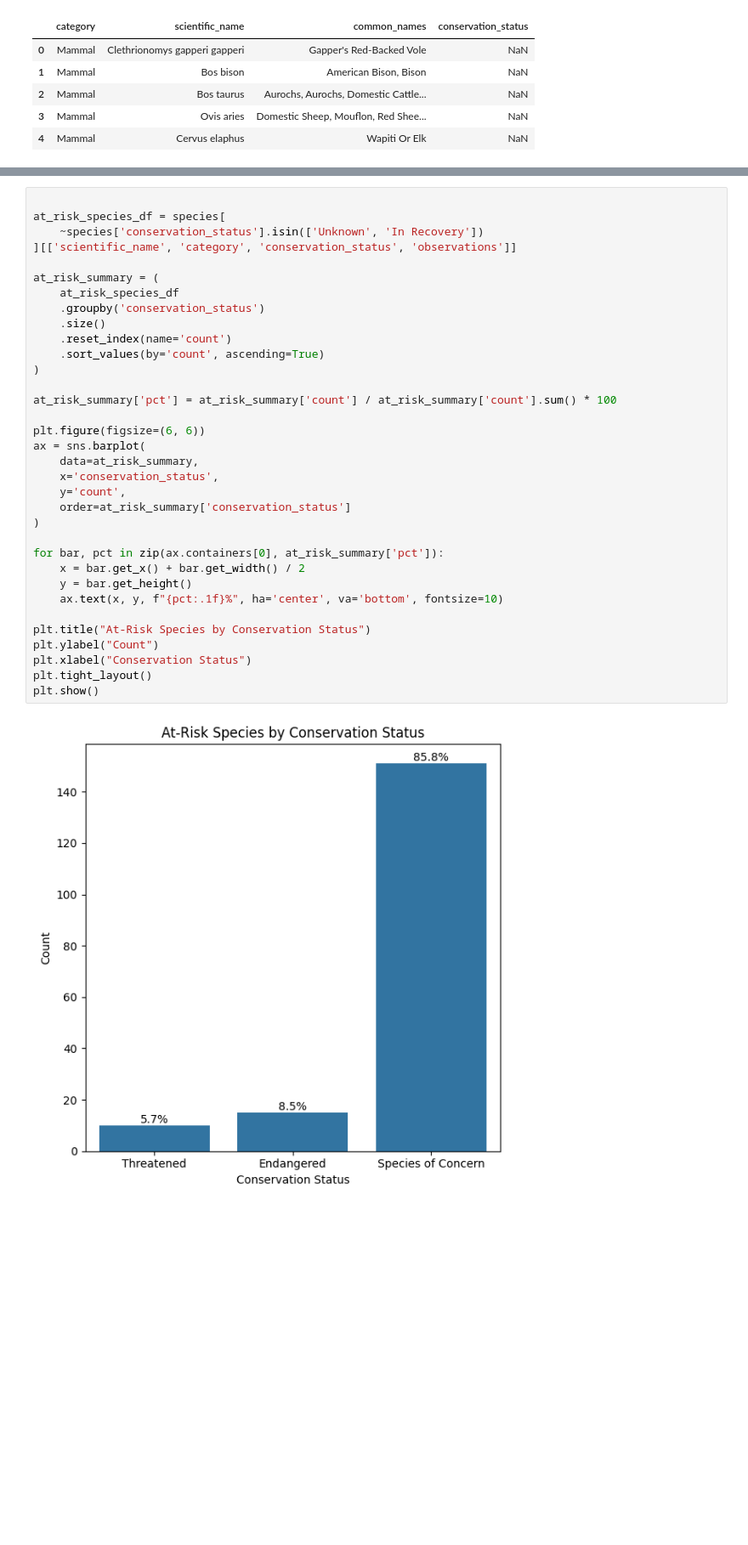
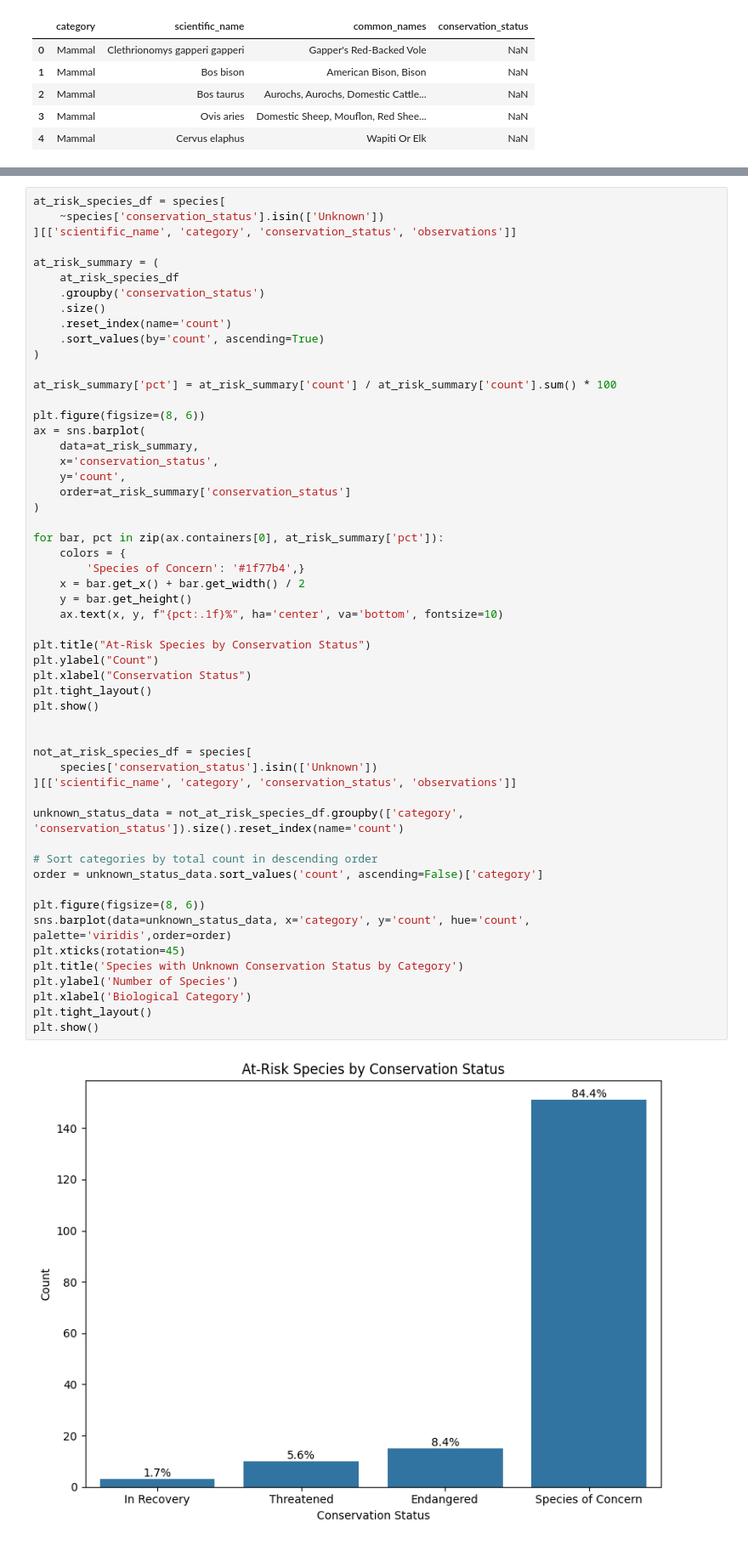
Before and after one commit to yoav-es/biodiversity, a Jupyter notebook: biodiversity.ipynb, the cells around one changed output, grey strips where cells are left out. Shown at 85% size. Saved outputs shown, nothing was run; the diff lists cells and outputs as text; blank space fills up the shorter version.

```diff
--- a/biodiversity.ipynb
+++ b/biodiversity.ipynb
@@ -241,36 +227,56 @@ When combined with the large number of excluded “Unknown” statuses, these re
 # %%
-
 at_risk_species_df = species[
-    ~species['conservation_status'].isin(['Unknown', 'In Recovery'])
+    ~species['conservation_status'].isin(['Unknown'])
 ][['scientific_name', 'category', 'conservation_status', 'observations']]
 
 at_risk_summary = (
     at_risk_species_df
     .groupby('conservation_status')
     .size()
     .reset_index(name='count')
     .sort_values(by='count', ascending=True)
 )
 
 at_risk_summary['pct'] = at_risk_summary['count'] / at_risk_summary['count'].sum() * 100
 
-plt.figure(figsize=(6, 6))
+plt.figure(figsize=(8, 6))
 ax = sns.barplot(
     data=at_risk_summary,
     x='conservation_status',
     y='count',
     order=at_risk_summary['conservation_status']
 )
 
 for bar, pct in zip(ax.containers[0], at_risk_summary['pct']):
+    colors = {
+        'Species of Concern': '#1f77b4',}
     x = bar.get_x() + bar.get_width() / 2
     y = bar.get_height()
     ax.text(x, y, f"{pct:.1f}%", ha='center', va='bottom', fontsize=10)
 
 plt.title("At-Risk Species by Conservation Status")
 plt.ylabel("Count")
 plt.xlabel("Conservation Status")
 plt.tight_layout()
 plt.show()
+
+
+not_at_risk_species_df = species[
+    species['conservation_status'].isin(['Unknown'])
+][['scientific_name', 'category', 'conservation_status', 'observations']]
+
+unknown_status_data = not_at_risk_species_df.groupby(['category', 'conservation_status']).size().reset_index(name='count')
+
+# Sort categories by total count in descending order
+order = unknown_status_data.sort_values('count', ascending=False)['category']
+
+plt.figure(figsize=(8, 6))
+sns.barplot(data=unknown_status_data, x='category', y='count', hue='count', palette='viridis',order=order)
+plt.xticks(rotation=45)
+plt.title('Species with Unknown Conservation Status by Category')
+plt.ylabel('Number of Species')
+plt.xlabel('Biological Category')
+plt.tight_layout()
+plt.show()
 # %% [output]
-[figure, old version]
+[figure, new version]
```
Also changed, not shown: parts of 25 cells of this notebook.
